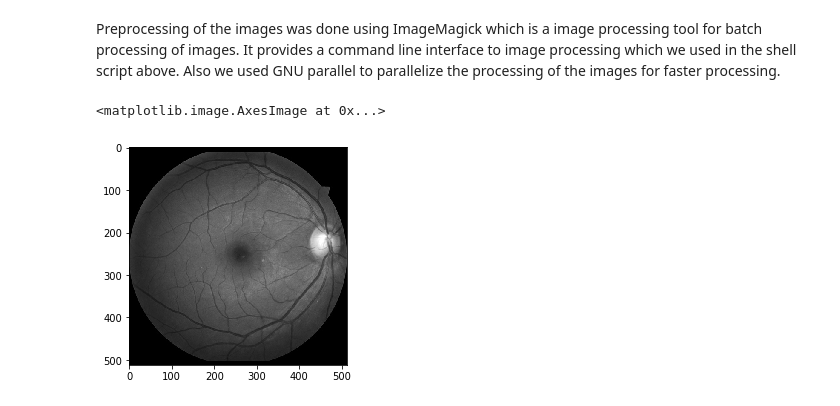
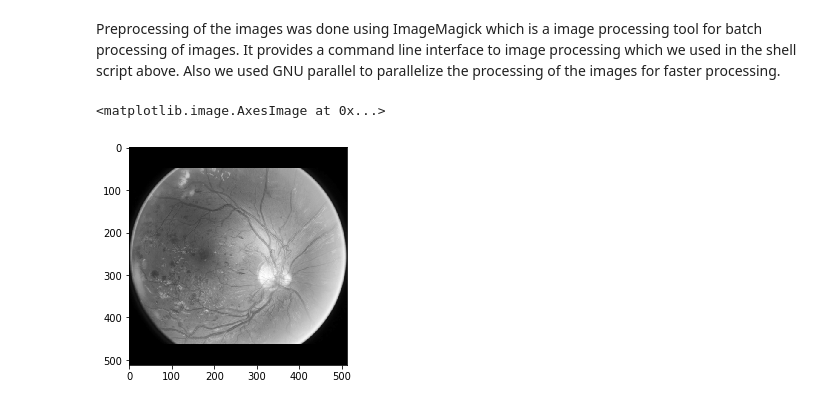
Before and after one commit to niralalmeida/diabeticretinopathy, a Jupyter notebook: dataset_visualize.ipynb, the cells around one changed output. Cells and saved outputs as stored; diff of their text form; code cells hidden in the pictures.

```diff
--- a/dataset_visualize.ipynb
+++ b/dataset_visualize.ipynb
@@ -222,8 +222,8 @@ The techniques applied for image processing include:
 # %% [markdown]
 Preprocessing of the images was done using ImageMagick which is a image processing tool for batch processing of images. It provides a command line interface to image processing which we used in the shell script above. Also we used GNU parallel to parallelize the processing of the images for faster processing.
 # %%
-processed_image = cv2.imread('./sample/processed/13_right.jpeg', cv2.IMREAD_UNCHANGED)
+processed_image = cv2.imread('./sample/processed/16_left.jpeg', cv2.IMREAD_UNCHANGED)
 plt.imshow(processed_image, cmap='gray')
 # %% [output]
 <matplotlib.image.AxesImage at 0x...>
-[figure, old version]
+[figure, new version]
```
Also changed, not shown: parts of 5 cells of this notebook, 5 other files.
